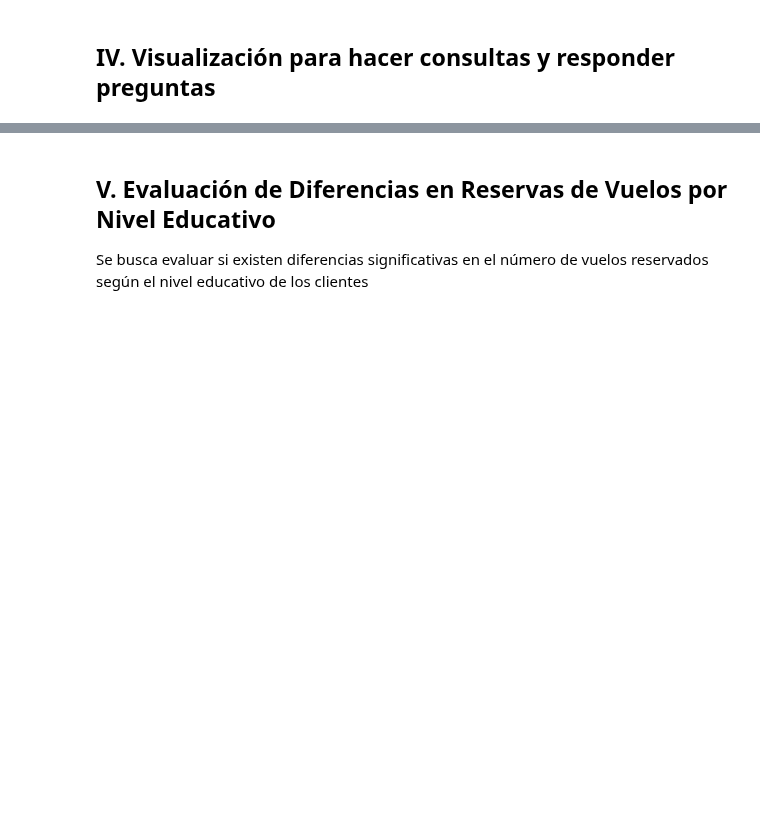
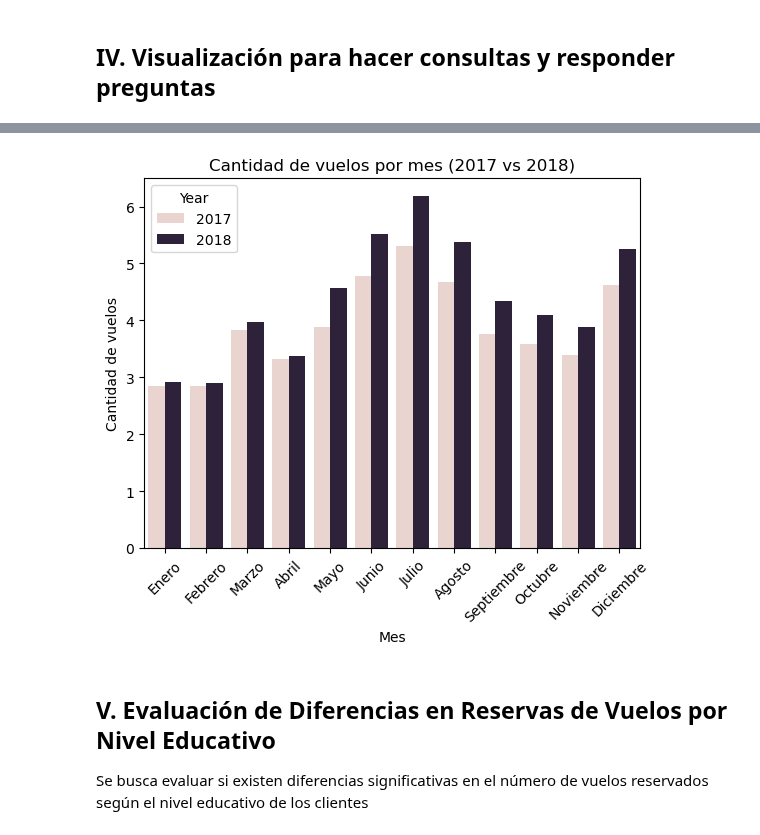
Before and after one commit to Adalab/bda-modulo-3-evaluacion-final-MarPastor, a Jupyter notebook: notebook/final_evaluation_mod3_marpastor.ipynb, the cells around one changed output, grey strips where cells are left out. Cells and saved outputs as stored; diff of their text form; code cells hidden in the pictures; blank space fills up the shorter version.

```diff
--- a/notebook/final_evaluation_mod3_marpastor.ipynb
+++ b/notebook/final_evaluation_mod3_marpastor.ipynb
@@ -1047,3 +1075,12 @@ memory usage: 75.9+ MB
+# %%
+sns.barplot(data=df_completo, x='Month', y='Flights Booked', errorbar=None, hue='Year')
+plt.title('Cantidad de vuelos por mes (2017 vs 2018)')
+plt.xticks(rotation=45)
+plt.ylabel('Cantidad de vuelos')
+plt.xlabel('Mes')
+plt.show();
+# %% [output]
+[figure, added]
 # %%
 # 2. ¿Existe una relación entre la distancia de los vuelos y los puntos acumulados por los cliente?
 # %%
```
Also changed, not shown: parts of 7 cells of this notebook.
